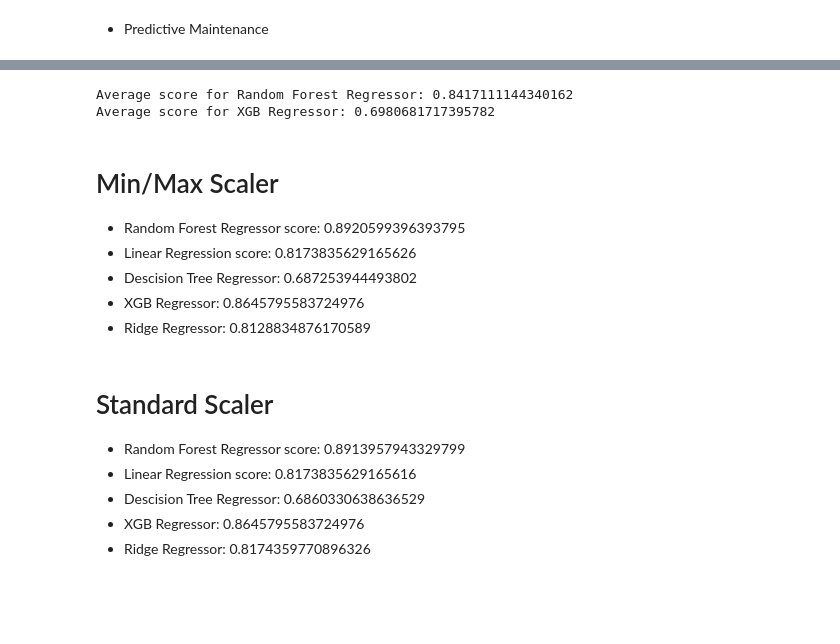
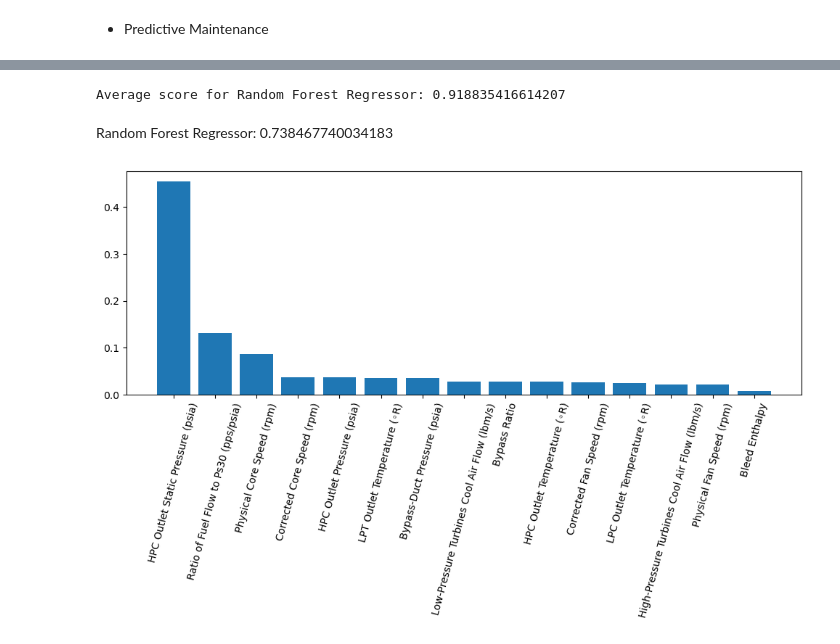
Before and after one commit to bicoscryin/predictive-maintenance, a Jupyter notebook: data-testing_engine.ipynb, the cells around one changed output, grey strips where cells are left out. Saved outputs shown, nothing was run; the diff lists cells and outputs as text; code cells hidden in the pictures; blank space fills up the shorter version.

```diff
--- a/data-testing_engine.ipynb
+++ b/data-testing_engine.ipynb
@@ -141,35 +160,30 @@ Lasso Regressor: 0.4890452281096914
 # %%
 rfr_score_list = []
-lr_score_list = []
-dtr_score_list = []
-xgbr_score_list = []
-ridge_score_list = []
-lasso_score_list = []
+# linreg_score_list = []
+# dtr_score_list = []
+# xgbr_score_list = []
+# ridge_score_list = []
+# lasso_score_list = []
 for i in range(1, 101):
-    X = comp_engine01_df[comp_engine01_df['engine'] == i].drop(columns=["engine", 'cycle'])
-    y = comp_engine01_df[comp_engine01_df['engine'] == i]['cycle']
+    X = comp_engine03_df[comp_engine03_df['engine'] == i].drop(columns=not_unique_col(comp_engine03_df)+["engine", 'rul'])
+    y = comp_engine03_df[comp_engine03_df['engine'] == i]['rul']
     rfr_score_list.append(rfr.score(X, y))
-    lr_score_list.append(lr.score(X, y))
-    dtr_score_list.append(dtr.score(X,y))
-    xgbr_score_list.append(xgbr.score(X,y))
-    ridge_score_list.append(ridge_reg.score(X,y))
-    lasso_score_list.append(lasso_reg.score(X,y))
+    # xgbr_score_list.append(xgbr.score(X,y))
+    # for num in range(len(y)):
+    #     y_pred = rfr.predict(X.iloc[[num]])
 print(f"Average score for Random Forest Regressor: {np.mean(rfr_score_list)}")
-print(f"Average score for XGB Regressor: {np.mean(xgbr_score_list)}")
+# print(f"Average score for XGB Regressor: {np.mean(xgbr_score_list)}")
 # %% [output]
-Average score for Random Forest Regressor: 0.8417111144340162
-Average score for XGB Regressor: 0.6980681717395782
+Average score for Random Forest Regressor: 0.918835416614207
-# %% [markdown]
-# Min/Max Scaler
-* Random Forest Regressor score: 0.8920599396393795
-* Linear Regression score: 0.8173835629165626
-* Descision Tree Regressor: 0.687253944493802
-* XGB Regressor: 0.8645795583724976
-* Ridge Regressor: 0.8128834876170589
-# %% [markdown]
-# Standard Scaler
-* Random Forest Regressor score: 0.8913957943329799
-* Linear Regression score: 0.8173835629165616
-* Descision Tree Regressor: 0.6860330638636529
-* XGB Regressor: 0.8645795583724976
-* Ridge Regressor: 0.8174359770896326
+# %% [markdown]
+Random Forest Regressor: 0.738467740034183
+# %%
+rfr_model = rfr.named_steps["regressor"]
+num_fet_name_list = [sensor_names[fet] for fet in numeric_features]
+
+importances = pd.DataFrame(rfr_model.feature_importances_, columns=["Feature Importance"], index=num_fet_name_list).sort_values(by="Feature Importance", ascending=False)
+fig, ax = plt.subplots(figsize=(12,4))
+plt.bar(importances.index, importances["Feature Importance"])
+plt.xticks(rotation=75);
+# %% [output]
+[figure, added]
```
Also changed, not shown: parts of 19 cells of this notebook, 4 other files.
